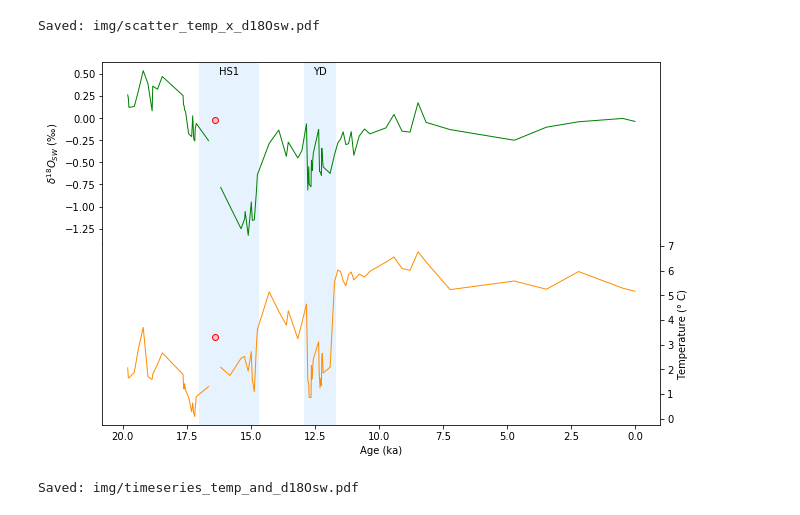
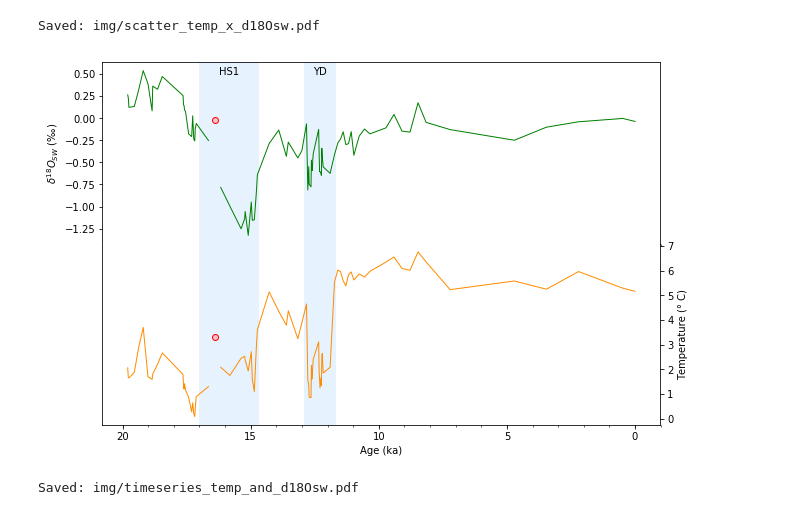
Before and after one commit to stainbank/deglacial-circulation, a Jupyter notebook: exercise1.ipynb, the cells around one changed output. Cells and saved outputs as stored; diff of their text form; code cells hidden in the pictures.

```diff
--- a/exercise1.ipynb
+++ b/exercise1.ipynb
@@ -120,38 +120,38 @@ fig, axes = plt.subplots(2, sharex=True, figsize=(10,10/1.5))
 lines = axes[0].plot(df['d18Osw'], c='green', linewidth=1)
 axes[0].scatter(reject.index, reject['d18Osw'],
                 facecolors='pink', edgecolors='red',
                 zorder=axes[0].lines[0].get_zorder()+1)
 axes[0].set_ylabel('$\delta^{18}O_{SW}$ (\u2030)')
 axes[0].spines['bottom'].set_visible(False)
 axes[0].tick_params('x', bottom=False)
-axes[0].patch.set_visible(False)
+#axes[0].patch.set_visible(False)
 #axes[0].yaxis.set_minor_locator(MultipleLocator(0.25))
 
 axes[1].plot(df['Temp'], c='darkorange', linewidth=1)
 axes[1].scatter(reject.index, reject['Temp'],
                 facecolors='pink', edgecolors='red',
                 zorder=axes[0].lines[0].get_zorder()+1)
 axes[1].set_ylabel('Temperature (\u00B0 C)')
 axes[1].yaxis.tick_right()
 axes[1].yaxis.set_label_position('right')
-axes[1].patch.set_visible(False)
+#axes[1].patch.set_visible(False)
 axes[1].spines['top'].set_visible(False)
-#axes[1].yaxis.set_minor_locator(MultipleLocator(1))
-
+axes[1].xaxis.set_minor_locator(MultipleLocator(1))
+axes[1].xaxis.set_major_locator(MultipleLocator(5))
 # Mark stadials
 for i, (period, bounds) in enumerate([('HS1', (14.7, 17)),
                                       ('YD', (12.9, 11.7))]):
     for j, ax in enumerate(axes):
         ax.axvspan(*bounds, color='#e6f3ff', zorder=i+j)
         if not j:
             xy = ((bounds[0]+bounds[1])/2, ax.get_ylim()[1]-0.05)
             ax.annotate(period, xy, ha='center', va='top')
 
 ax.set_xlabel('Age (ka)')
 plt.gca().invert_xaxis()
 fig.subplots_adjust(hspace=0)
 # %% [output]
-[figure, old version]
+[figure, new version]
 # %%
 save_fig(fig, 'timeseries_temp_and_d18Osw')
 # %% [output]
```
Also changed, not shown: 6 other files.
